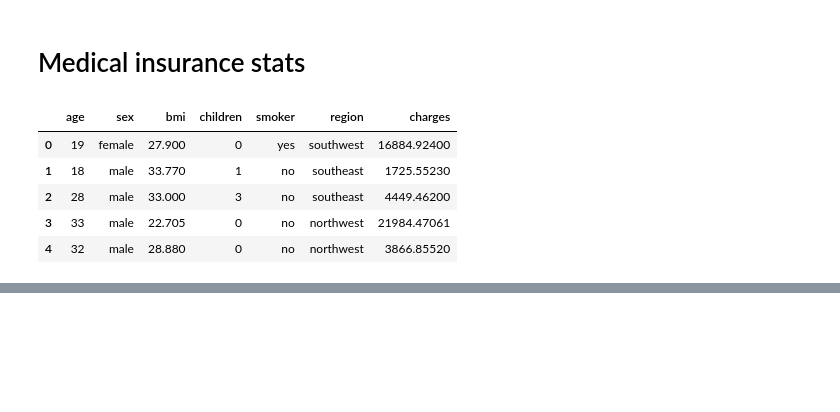
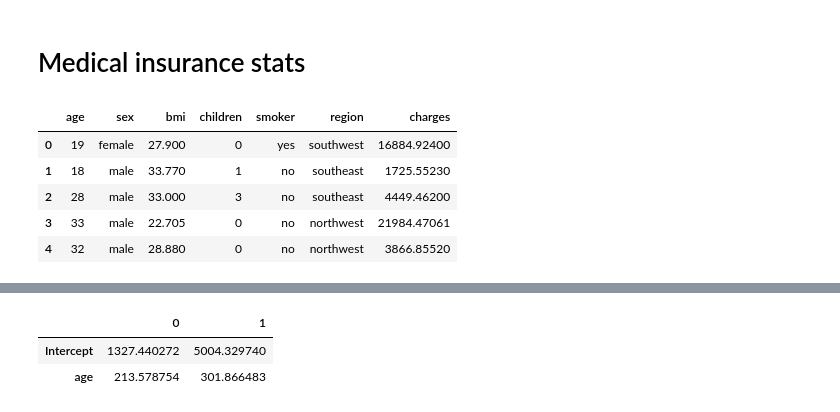
Before and after one commit to RossErskine/Kaggle-notebooks, a Jupyter notebook: Medical-insurance-Stats.ipynb, the cells around one changed output, grey strips where cells are left out. Saved outputs shown, nothing was run; the diff lists cells and outputs as text; code cells hidden in the pictures; blank space fills up the shorter version.

```diff
--- a/Medical-insurance-Stats.ipynb
+++ b/Medical-insurance-Stats.ipynb
@@ -91,0 +77,6 @@ ax.legend(loc="best")
+# %%
+lm.conf_int()
+# %% [output]
+|  | 0 | 1 |
+| Intercept | 1327.440272 | 5004.329740 |
+| age | 213.578754 | 301.866483 |
```
Also changed, not shown: parts of 19 cells of this notebook, 1 other file.
